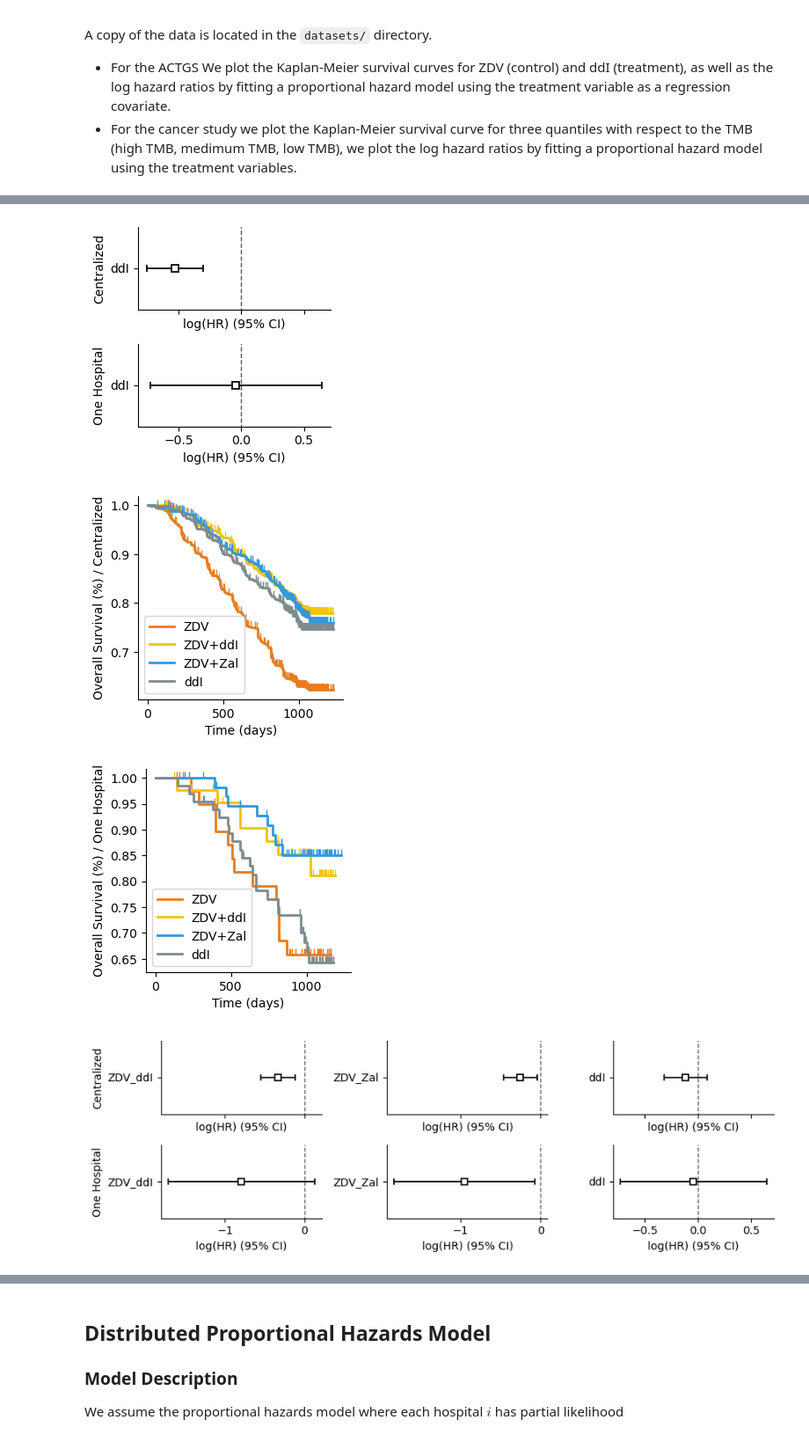
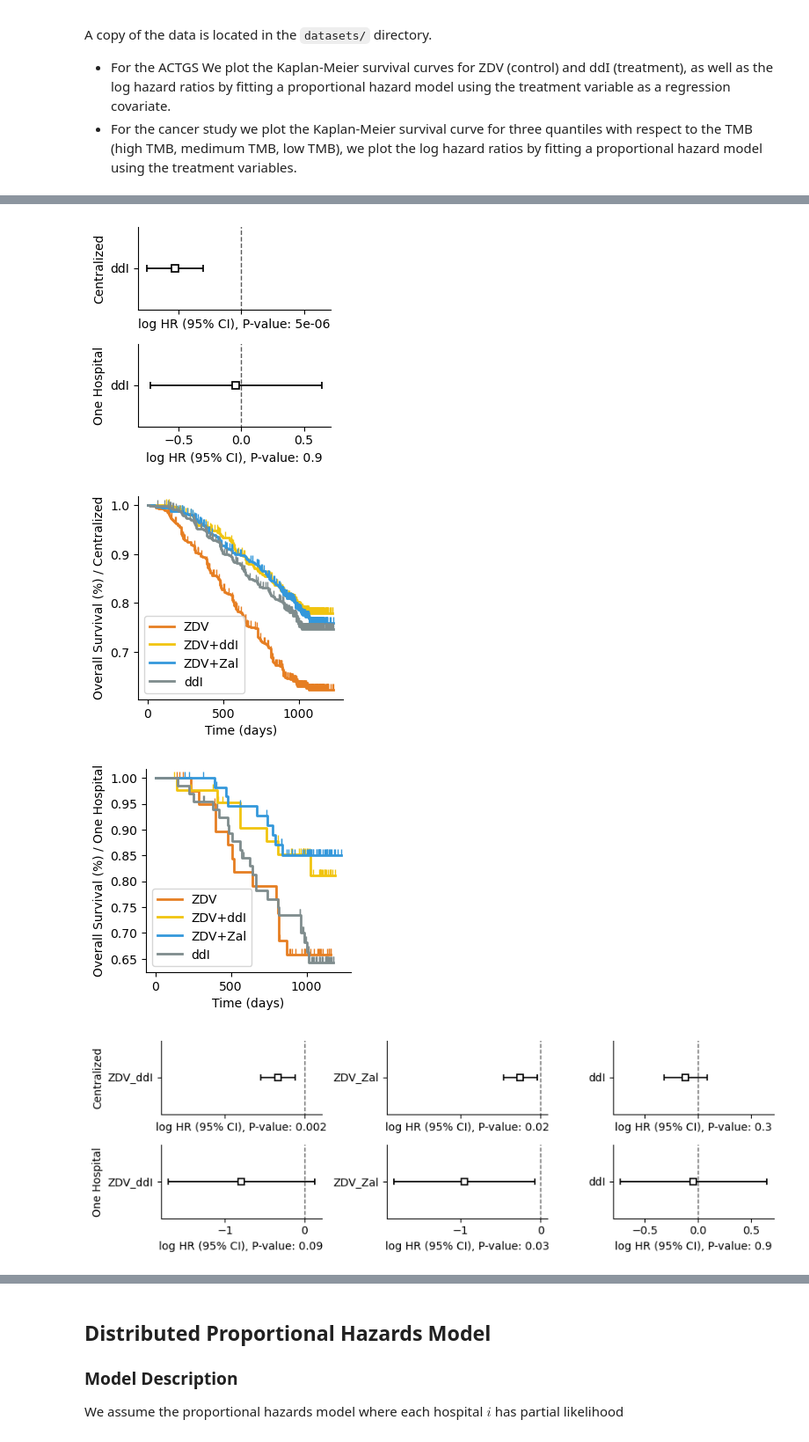
Before and after one commit to papachristoumarios/dp-social-learning, a Jupyter notebook: clinical_trials.ipynb, the cells around one changed output, grey strips where cells are left out. Shown at 88% size. Drawn from its saved outputs; the diff is of its cells as text; code cells hidden in the pictures.

```diff
--- a/clinical_trials.ipynb
+++ b/clinical_trials.ipynb
@@ -112,6 +115,8 @@ def plot_hiv_data(df, num_hospitals=10, control=('ZDV', 0), treatments=[('ddI',
 
         cph.plot(ax=ax[0, i])
 
+        ax[0, i].set_xlabel('log HR (95% CI), P-value: {:.1g}'.format(cph.summary.loc[name, 'p']))
+
         sns.despine()
 
         cph_hospital = CoxPHFitter()
@@ -121,6 +126,8 @@ def plot_hiv_data(df, num_hospitals=10, control=('ZDV', 0), treatments=[('ddI',
         cph_hospital.fit(df_one_hospital[['time', 'label', name]], duration_col='time', event_col='label', formula=name)
 
         cph_hospital.plot(ax=ax[1, i])
+
+        ax[1, i].set_xlabel('log HR (95% CI), P-value: {:.1g}'.format(cph_hospital.summary.loc[name, 'p']))
 
         # ax[0].set_yticklabels(['Treatment'])
         # ax[1].set_yticklabels(['Treatment'])
@@ -160,9 +150,9 @@ See the caveats in the documentation: https://pandas.pydata.org/pandas-docs/stab
 [figure]
 [figure]
-[figure, old version]
+[figure, new version]
 [figure]
 [figure]
-[figure, old version]
+[figure, new version]
 # %%
 def load_tmb_data():
     df = pd.read_excel('datasets/41588_2018_312_MOESM3_ESM.xlsx', header=1)
```
Also changed, not shown: parts of 11 cells of this notebook, 33 other files.
